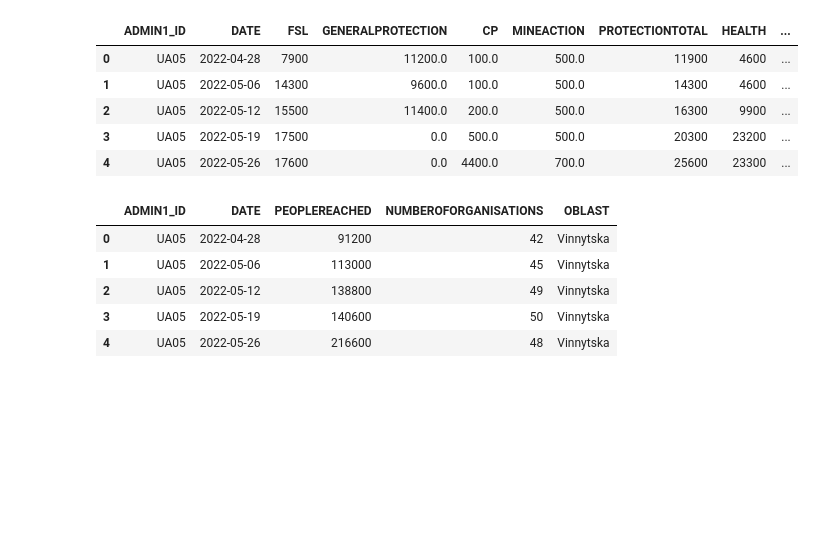
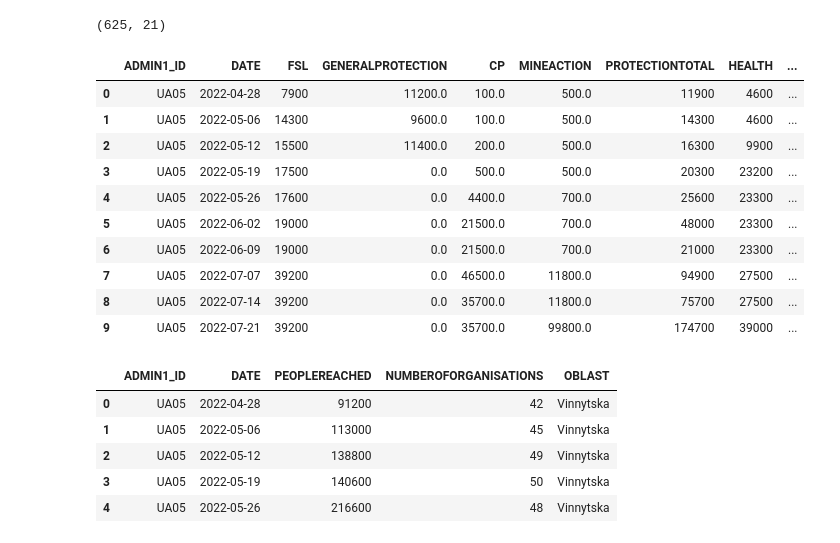
Before and after one commit to reo113/GuideHouse_Project, a Jupyter notebook: guidehouse.ipynb, the cells around one changed output. Saved outputs shown, nothing was run; the diff lists cells and outputs as text; code cells hidden in the pictures; blank space fills up the shorter version.

```diff
--- a/guidehouse.ipynb
+++ b/guidehouse.ipynb
@@ -23,6 +23,8 @@ def cleanColumn(name):
         clean_name = 'PC_GBV'
     if clean_name == 'PROTECTIONMA':
         clean_name = 'PC_MA'
+    if clean_name == 'TOTALREACHED':
+        clean_name = 'PEOPLEREACHED'
     return clean_name
 # %%
 #using csv and xlsx
@@ -74,13 +129,22 @@ merged_sheet1.head()
+# %%
+merged_sheet1.shape
+# %% [output]
+(625, 21)
 # %%
 #People_Reached_by_Oblast
-merged_sheet2.head()
+merged_sheet2.head(10)
 # %% [output]
 |  | ADMIN1_ID | DATE | FSL | GENERALPROTECTION | CP | MINEACTION | PROTECTIONTOTAL | HEALTH | ... |
 | 0 | UA05 | 2022-04-28 | 7900 | 11200.0 | 100.0 | 500.0 | 11900 | 4600 | ... |
 | 1 | UA05 | 2022-05-06 | 14300 | 9600.0 | 100.0 | 500.0 | 14300 | 4600 | ... |
 | 2 | UA05 | 2022-05-12 | 15500 | 11400.0 | 200.0 | 500.0 | 16300 | 9900 | ... |
 | 3 | UA05 | 2022-05-19 | 17500 | 0.0 | 500.0 | 500.0 | 20300 | 23200 | ... |
 | 4 | UA05 | 2022-05-26 | 17600 | 0.0 | 4400.0 | 700.0 | 25600 | 23300 | ... |
+| 5 | UA05 | 2022-06-02 | 19000 | 0.0 | 21500.0 | 700.0 | 48000 | 23300 | ... |
+| 6 | UA05 | 2022-06-09 | 19000 | 0.0 | 21500.0 | 700.0 | 21000 | 23300 | ... |
+| 7 | UA05 | 2022-07-07 | 39200 | 0.0 | 46500.0 | 11800.0 | 94900 | 27500 | ... |
+| 8 | UA05 | 2022-07-14 | 39200 | 0.0 | 35700.0 | 11800.0 | 75700 | 27500 | ... |
+| 9 | UA05 | 2022-07-21 | 39200 | 0.0 | 35700.0 | 99800.0 | 174700 | 39000 | ... |
 # %%
 #UDE_Inputs
 merged_sheet3.head()
```
Also changed, not shown: parts of 8 cells of this notebook.
